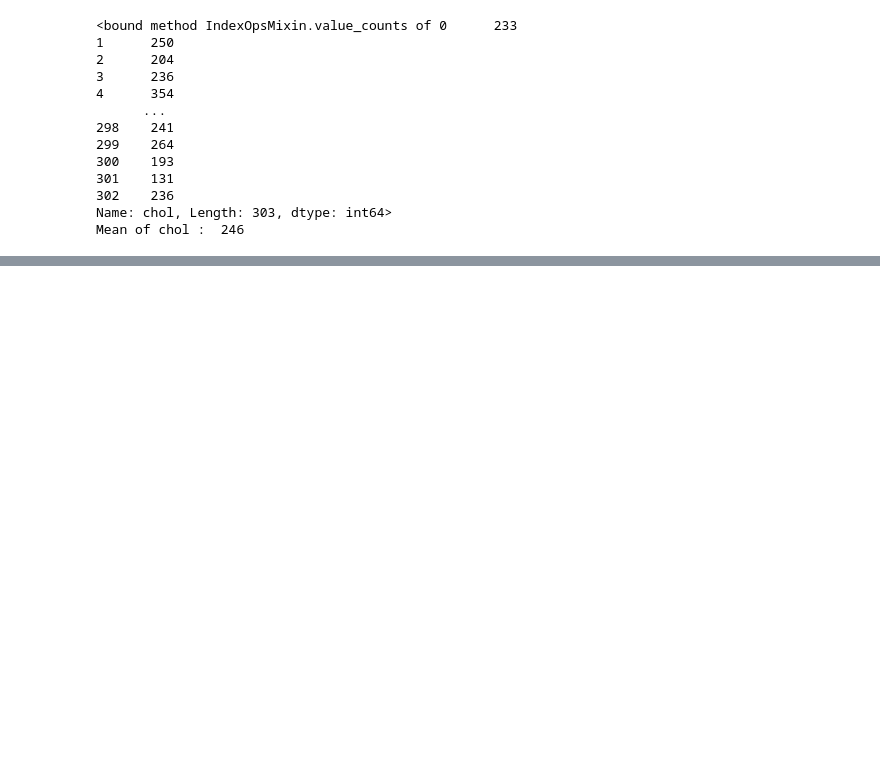
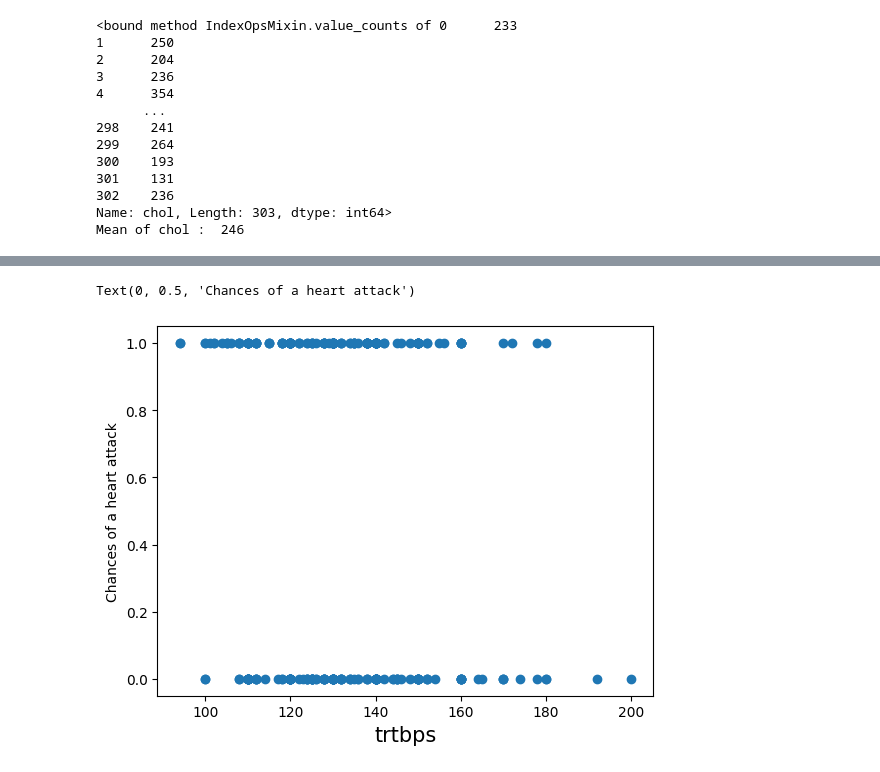
Before and after one commit to payamjupiter/HeartAttack, a Jupyter notebook: HeartProject.ipynb, the cells around one changed output, grey strips where cells are left out. Drawn from its saved outputs; the diff is of its cells as text; code cells hidden in the pictures; blank space fills up the shorter version.

```diff
--- a/HeartProject.ipynb
+++ b/HeartProject.ipynb
@@ -77,0 +95,7 @@ Mean of chol :  246
+# %%
+plt.scatter(df.trtbps , df.output)
+plt.xlabel("trtbps" , fontsize=15)
+plt.ylabel("Chances of a heart attack" , fontsize=10)
+# %% [output]
+Text(0, 0.5, 'Chances of a heart attack')
+[figure, added]
```
Also changed, not shown: parts of 8 cells of this notebook.
